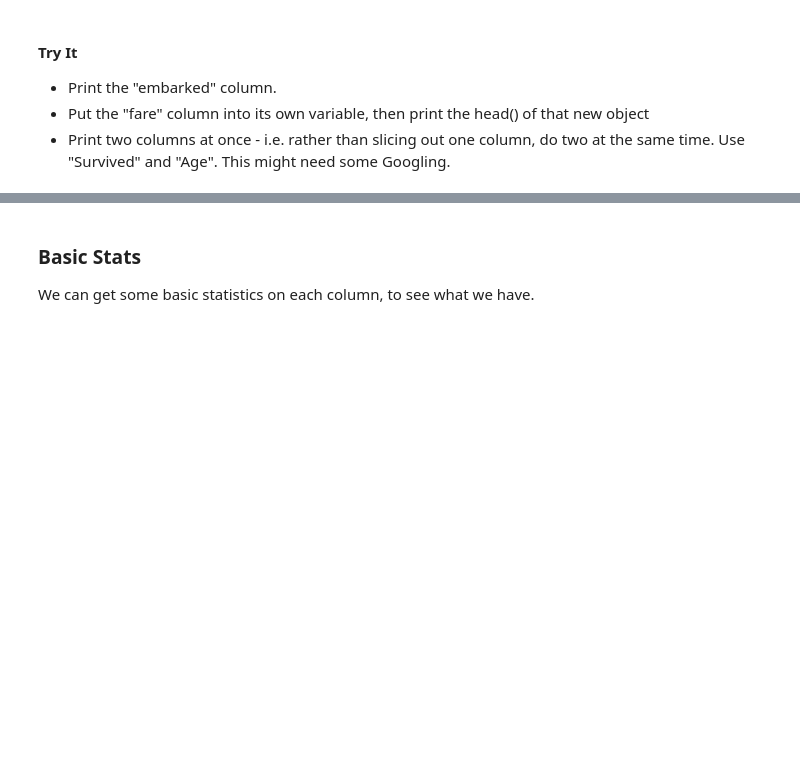
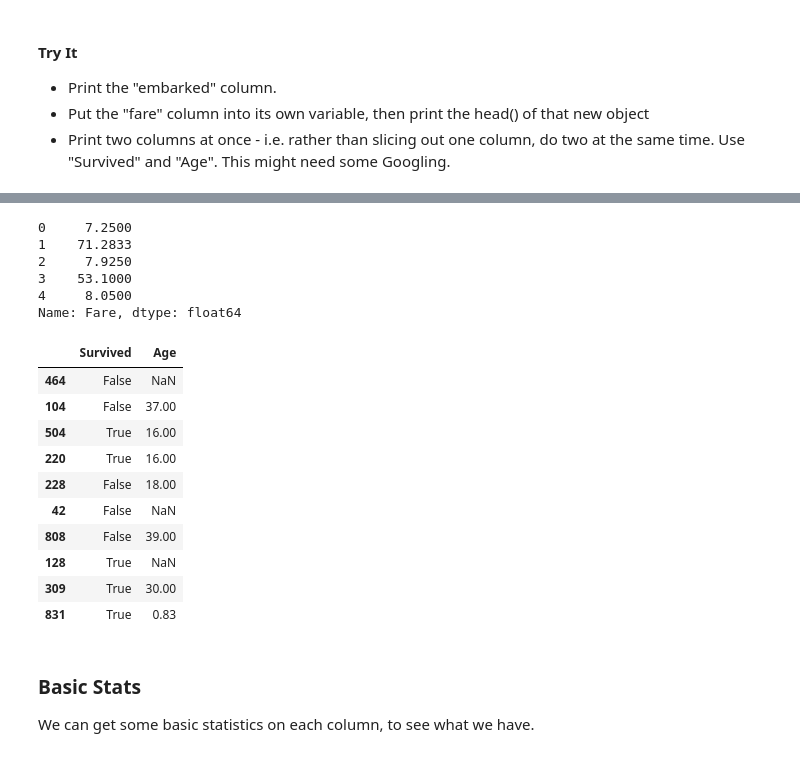
Before and after one commit to CcDenn/Basic_Stats_in_Python_Student_Workbooks, a Jupyter notebook: 001_Basics.ipynb, the cells around one changed output, grey strips where cells are left out. Saved outputs shown, nothing was run; the diff lists cells and outputs as text; code cells hidden in the pictures; blank space fills up the shorter version.

```diff
--- a/001_Basics.ipynb
+++ b/001_Basics.ipynb
@@ -180,6 +198,31 @@ Name: Survived, Length: 891, dtype: int64
+# %%
+fare_data = df['Fare']
+fare_data.head()
+# %% [output]
+0     7.2500
+1    71.2833
+2     7.9250
+3    53.1000
+4     8.0500
+Name: Fare, dtype: float64
 # %%
 #Challenge - print multiple columns. Survived and Age!
 #You may need to Google, think about what to Google and try to implement what you find
+
+tmp = df[["Survived", "Age"]]
+tmp.sample(10)
+# %% [output]
+|  | Survived | Age |
+| 464 | False | NaN |
+| 104 | False | 37.00 |
+| 504 | True | 16.00 |
+| 220 | True | 16.00 |
+| 228 | False | 18.00 |
+| 42 | False | NaN |
+| 808 | False | 39.00 |
+| 128 | True | NaN |
+| 309 | True | 30.00 |
+| 831 | True | 0.83 |
 # %% [markdown]
 ### Basic Stats
 
```
Also changed, not shown: parts of 18 cells of this notebook.
